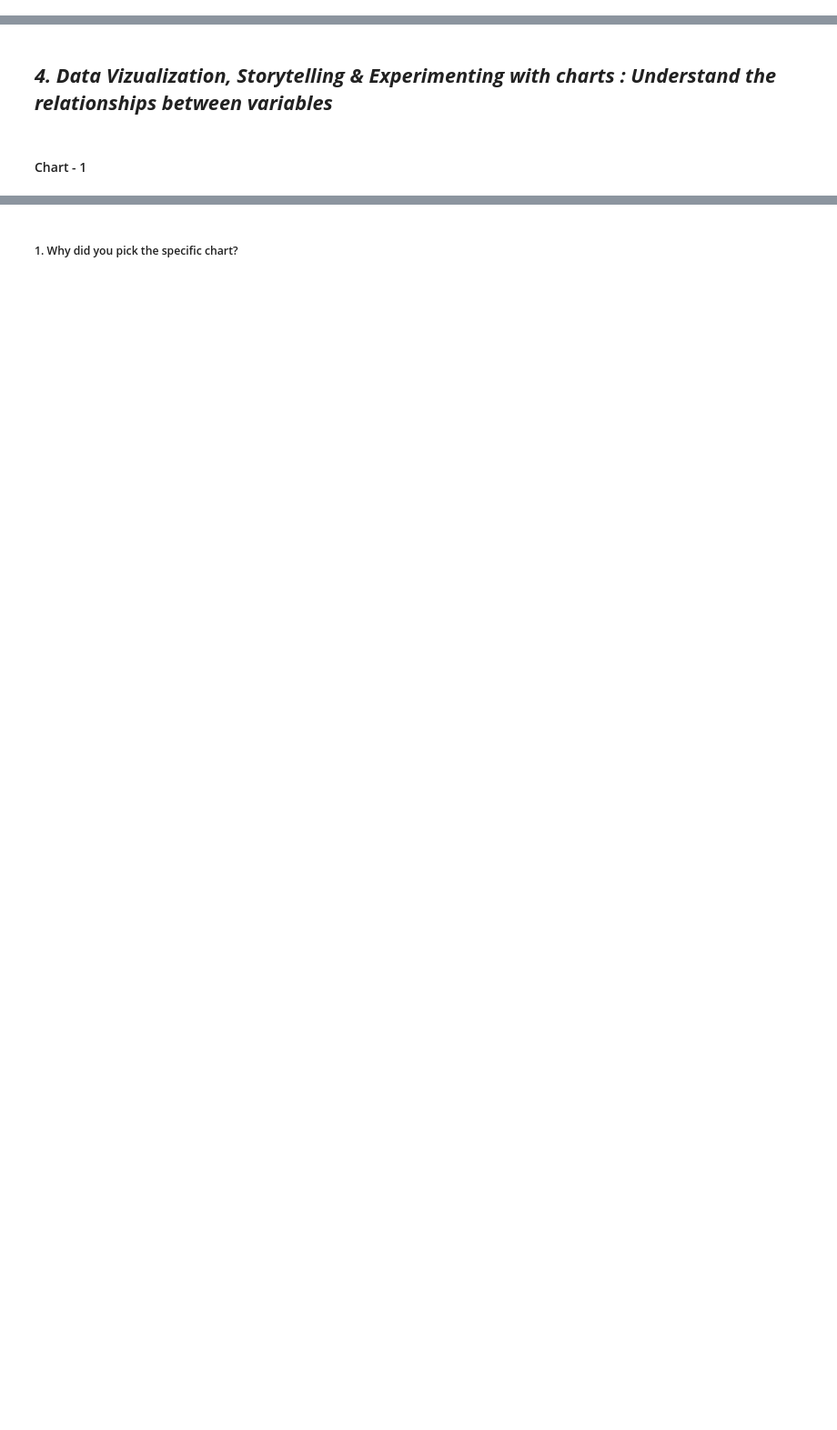
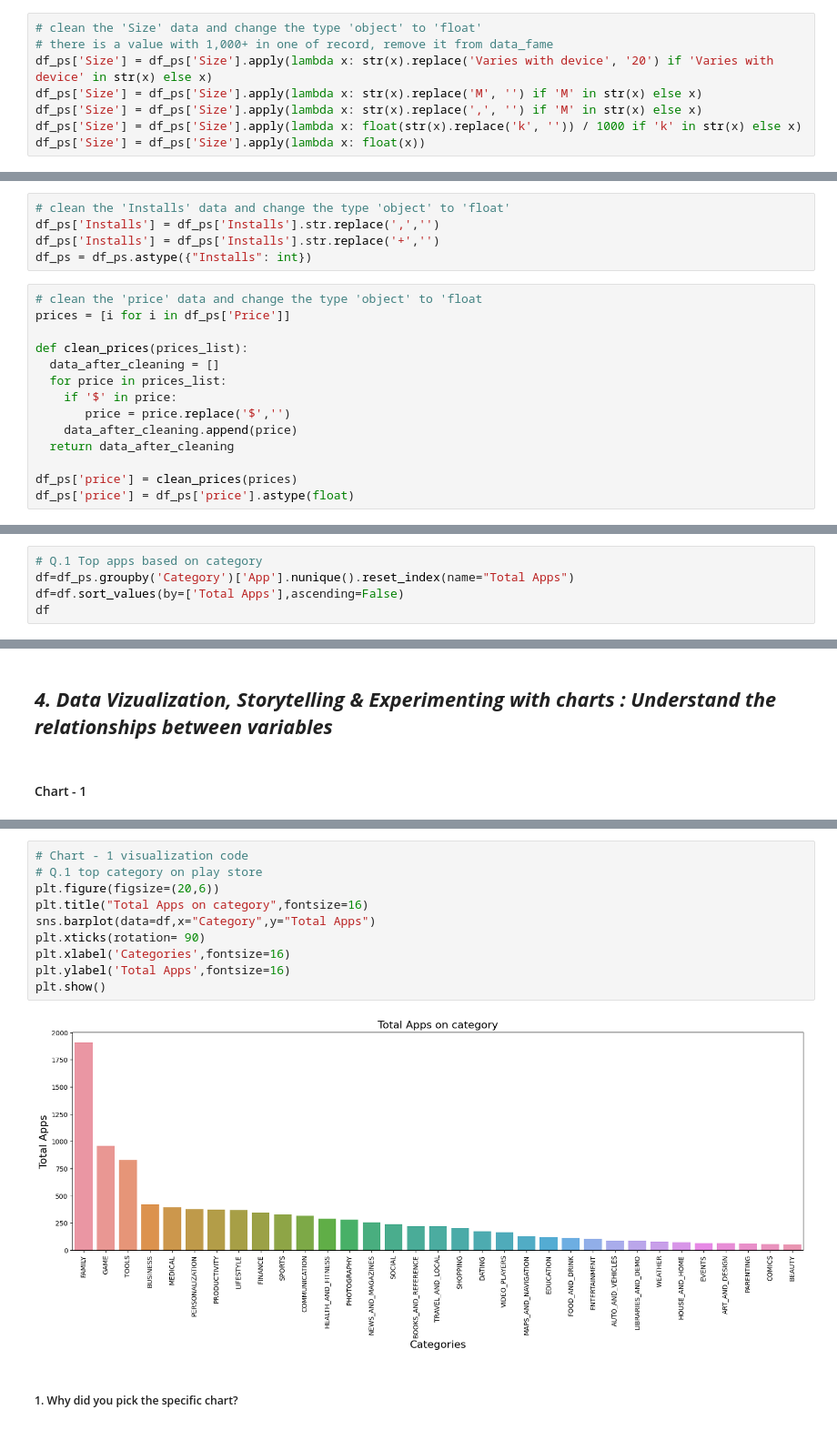
Before and after one commit to Radhika190/CAPSTON---1-Platstore-app-data-analysis, a Jupyter notebook: Individual_Notebook_|_playstore_app_data_analysis_.ipynb, the cells around one changed output, grey strips where cells are left out. Shown at 91% size. Saved outputs shown, nothing was run; the diff lists cells and outputs as text; blank space fills up the shorter version.

```diff
--- a/Individual_Notebook_|_playstore_app_data_analysis_.ipynb
+++ b/Individual_Notebook_|_playstore_app_data_analysis_.ipynb
@@ -192,0 +652,8 @@ df_ps['Genres'].unique()
+# %%
+# clean the 'Size' data and change the type 'object' to 'float'
+# there is a value with 1,000+ in one of record, remove it from data_fame
+df_ps['Size'] = df_ps['Size'].apply(lambda x: str(x).replace('Varies with device', '20') if 'Varies with device' in str(x) else x)
+df_ps['Size'] = df_ps['Size'].apply(lambda x: str(x).replace('M', '') if 'M' in str(x) else x)
+df_ps['Size'] = df_ps['Size'].apply(lambda x: str(x).replace(',', '') if 'M' in str(x) else x)
+df_ps['Size'] = df_ps['Size'].apply(lambda x: float(str(x).replace('k', '')) / 1000 if 'k' in str(x) else x)
+df_ps['Size'] = df_ps['Size'].apply(lambda x: float(x))
@@ -192,0 +675,19 @@ df_ps['Genres'].unique()
+# %%
+# clean the 'Installs' data and change the type 'object' to 'float'
+df_ps['Installs'] = df_ps['Installs'].str.replace(',','')
+df_ps['Installs'] = df_ps['Installs'].str.replace('+','')
+df_ps = df_ps.astype({"Installs": int})
+# %%
+# clean the 'price' data and change the type 'object' to 'float
+prices = [i for i in df_ps['Price']]
+
+def clean_prices(prices_list):
+  data_after_cleaning = []
+  for price in prices_list:
+    if '$' in price:
+       price = price.replace('$','')
+    data_after_cleaning.append(price)
+  return data_after_cleaning
+
+df_ps['price'] = clean_prices(prices)
+df_ps['price'] = df_ps['price'].astype(float)
@@ -198,0 +713,5 @@ df_ps['Genres'].unique()
+# %%
+# Q.1 Top apps based on category
+df=df_ps.groupby('Category')['App'].nunique().reset_index(name="Total Apps")
+df=df.sort_values(by=['Total Apps'],ascending=False)
+df
@@ -209,2 +910,14 @@ Answer Here.
+# %%
+# Chart - 1 visualization code
+# Q.1 top category on play store
+plt.figure(figsize=(20,6))
+plt.title("Total Apps on category",fontsize=16)
+sns.barplot(data=df,x="Category",y="Total Apps")
+plt.xticks(rotation= 90)
+plt.xlabel('Categories',fontsize=16)
+plt.ylabel('Total Apps',fontsize=16)
+plt.show()
+# %% [output]
+[figure, added]
 # %% [markdown]
 ##### 1. Why did you pick the specific chart?
```
Also changed, not shown: parts of 217 cells of this notebook.
